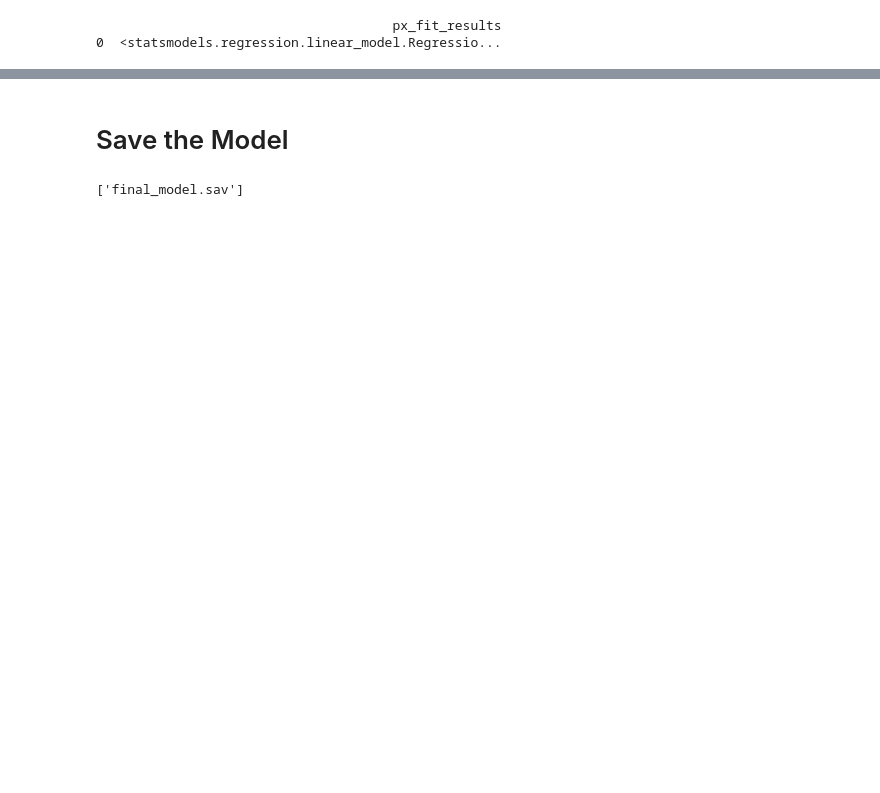
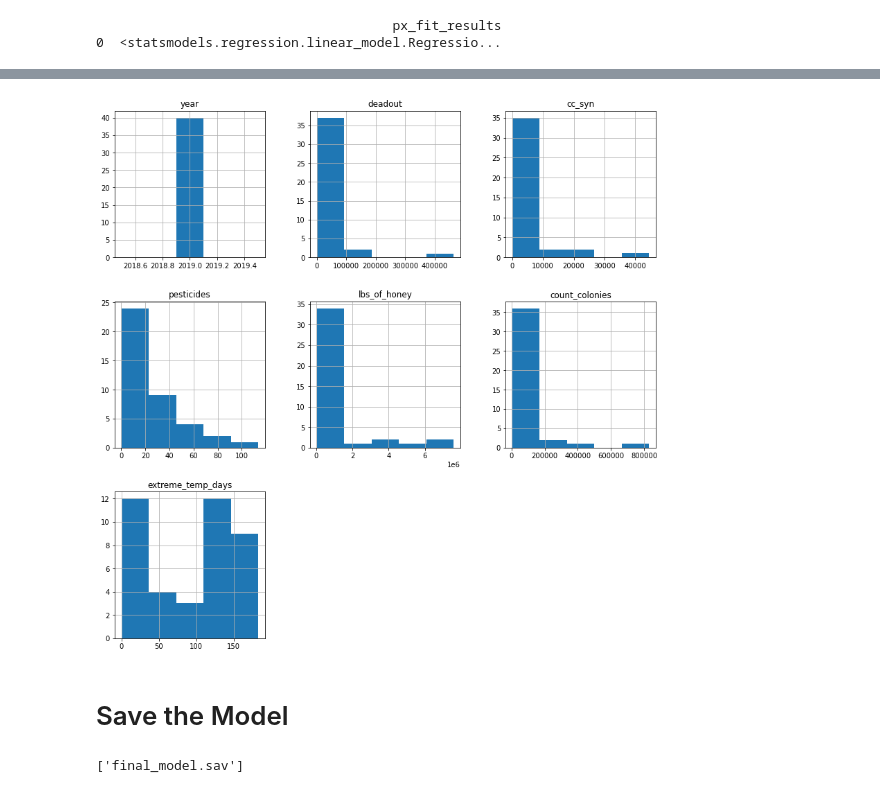
Before and after one commit to gamem001/bees_machine_learning, a Jupyter notebook: melissa/multiple_linear_regression.ipynb, the cells around one changed output, grey strips where cells are left out. Saved outputs shown, nothing was run; the diff lists cells and outputs as text; code cells hidden in the pictures; blank space fills up the shorter version.

```diff
--- a/melissa/multiple_linear_regression.ipynb
+++ b/melissa/multiple_linear_regression.ipynb
@@ -190,6 +190,10 @@ fig = px.scatter(
 fig.show()
 # %% [output]
 [interactive output not drawn]
+# %%
+hist = bees.hist(bins=5,figsize=(14, 14))
+# %% [output]
+[figure, added]
 # %% [markdown]
 # Save the Model
 # %%
```
Also changed, not shown: 2 other files.
